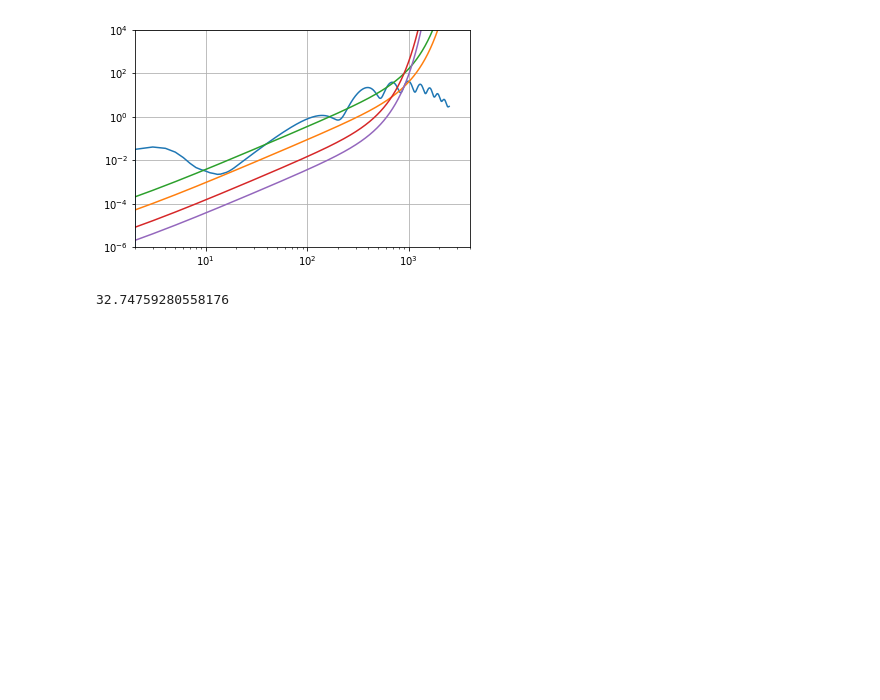
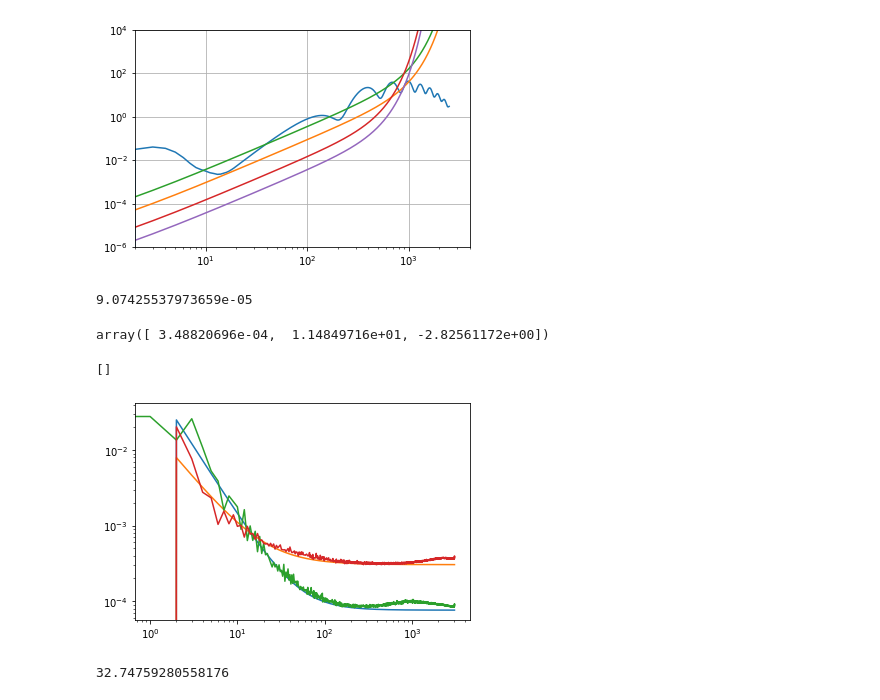
Before and after one commit to catyz/destripe, a Jupyter notebook: npipe_test.ipynb, the cells around one changed output. Drawn from its saved outputs; the diff is of its cells as text; code cells hidden in the pictures; blank space fills up the shorter version.

```diff
--- a/npipe_test.ipynb
+++ b/npipe_test.ipynb
@@ -77,7 +71,3 @@ plt.xlim([2,4e3])
 # %% [output]
 (2, 4000.0)
 [figure]
-# %%
-nside = 1024
-lmax = 3*nside-1
-n_sims = 10
@@ -110,3 +105,24 @@ params_BB ,_= curve_fit(log_noise_model, log_ells, log_mean_res[2])
+# %%
+params_TT[0]
+# %% [output]
+9.07425537973659e-05
+# %%
+params_EE
+# %% [output]
+array([ 3.48820696e-04,  1.14849716e+01, -2.82561172e+00])
+# %%
+reload(methods)
+Nl_T = methods.get_Nl(30, 50, -1.8, lmax)
+Nl_P = methods.get_Nl(60, 20, -1.4, lmax)
+# %%
+plt.plot(Nl_T)
+plt.plot(Nl_P)
+plt.plot(mean_res[0])
+plt.plot(mean_res[1])
+plt.loglog()
+# %% [output]
+[]
+[figure, added]
 # %%
 #Translate white noise level to map depth (uk arcmin)
 np.sqrt(params_TT[0]) * (180*60)/np.pi
```
Also changed, not shown: parts of 7 cells of this notebook, 6 other files.
